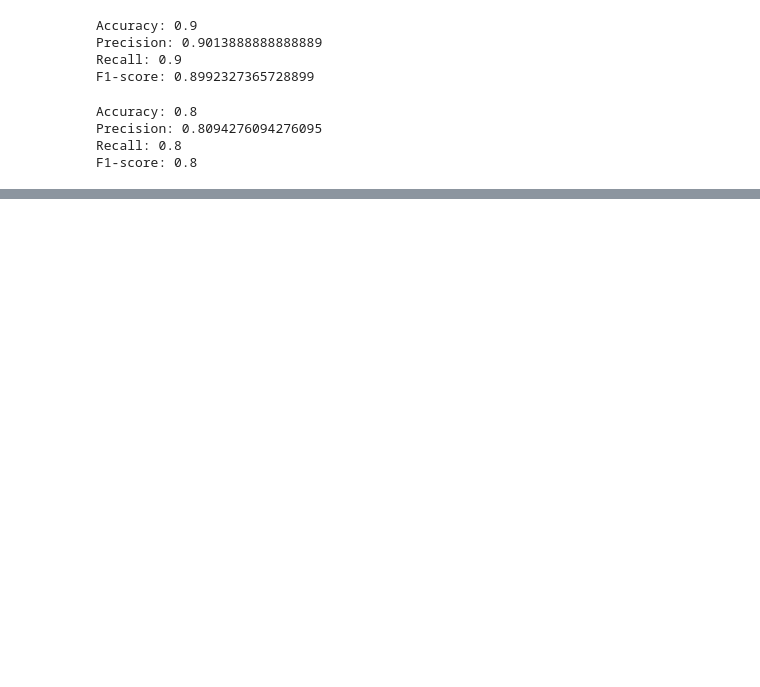
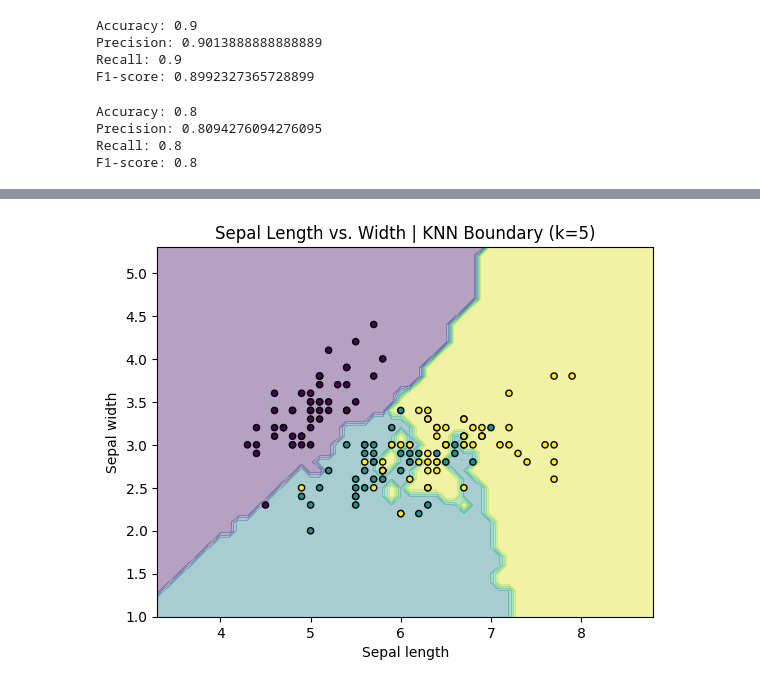
Before and after one commit to ArsalonAmini2024/CSC6621_mini_project1, a Jupyter notebook: SVM_Mini_Lab/CSC6621_Lab_01_Submission_Amini_Arsalon.ipynb, the cells around one changed output, grey strips where cells are left out. Drawn from its saved outputs; the diff is of its cells as text; code cells hidden in the pictures; blank space fills up the shorter version.

```diff
--- a/SVM_Mini_Lab/CSC6621_Lab_01_Submission_Amini_Arsalon.ipynb
+++ b/SVM_Mini_Lab/CSC6621_Lab_01_Submission_Amini_Arsalon.ipynb
@@ -220,0 +486,30 @@ Mean CV Accuracy: 0.8200000000000001
+# %%
+# Visualize the decision boundary for KNN - Sepal length vs. width
+
+# Load Iris dataset
+iris = load_iris()
+X, y = iris.data[:, :2], iris.target  # Using only sepal length vs. width (to visualize)
+
+# Train KNN classifier
+knn = KNeighborsClassifier(n_neighbors=5)
+knn.fit(X, y)
+
+# Generate grid points
+x_min, x_max = X[:, 0].min() - 1, X[:, 0].max() + 1
+y_min, y_max = X[:, 1].min() - 1, X[:, 1].max() + 1
+xx, yy = np.meshgrid(np.arange(x_min, x_max, 0.1),
+                     np.arange(y_min, y_max, 0.1))
+
+# Predict classes for grid points
+Z = knn.predict(np.c_[xx.ravel(), yy.ravel()])
+Z = Z.reshape(xx.shape)
+
+# Plot decision boundaries
+plt.contourf(xx, yy, Z, alpha=0.4)
+plt.scatter(X[:, 0], X[:, 1], c=y, s=20, edgecolor='k')
+plt.xlabel('Sepal length')
+plt.ylabel('Sepal width')
+plt.title('Sepal Length vs. Width | KNN Boundary (k=5)')
+plt.show()
+# %% [output]
+[figure, added]
```
Also changed, not shown: parts of 9 cells of this notebook.
